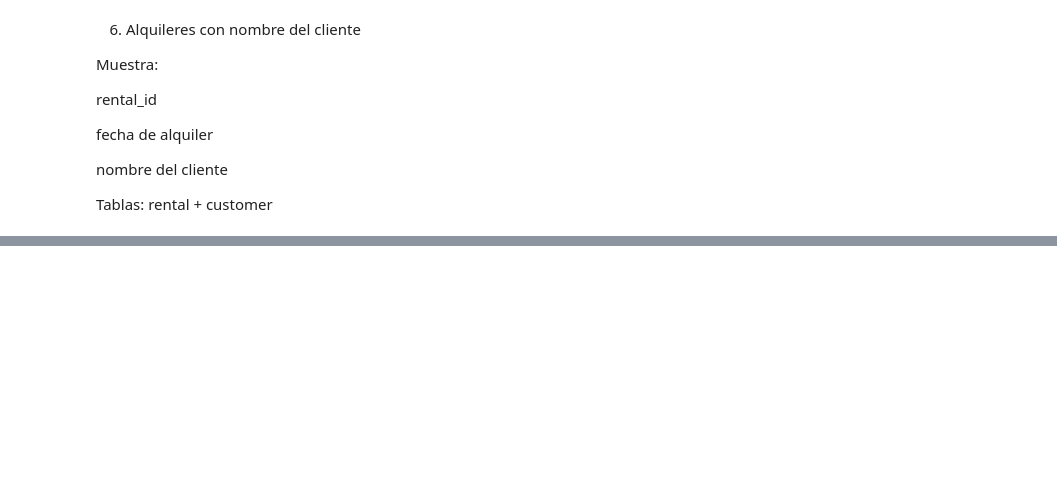
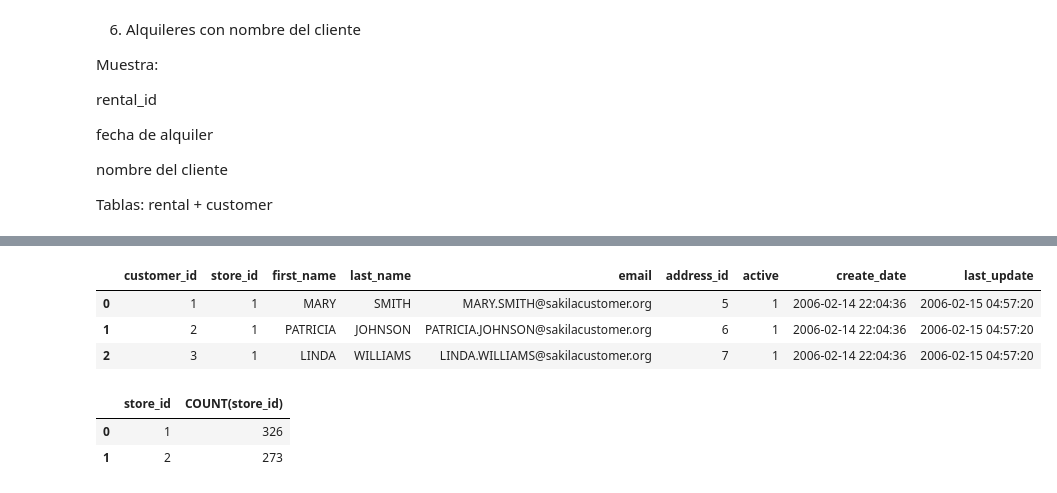
Before and after one commit to preciii7/practica_programacion, a Jupyter notebook: sql/ejercicios_sakila.ipynb, the cells around one changed output, grey strips where cells are left out. Saved outputs shown, nothing was run; the diff lists cells and outputs as text; code cells hidden in the pictures; blank space fills up the shorter version.

Commit message:
Ejercicio group by

```diff
--- a/sql/ejercicios_sakila.ipynb
+++ b/sql/ejercicios_sakila.ipynb
@@ -686,0 +748,14 @@ pd.read_sql("SELECT * FROM customer",engine)
+# %%
+#Cuenta cuántos clientes hay por store_id
+pd.read_sql("SELECT * FROM customer LIMIT 3;",engine)
+# %% [output]
+|  | customer_id | store_id | first_name | last_name | email | address_id | active | create_date | last_update |
+| 0 | 1 | 1 | MARY | SMITH | MARY.SMITH@sakilacustomer.org | 5 | 1 | 2006-02-14 22:04:36 | 2006-02-15 04:57:20 |
+| 1 | 2 | 1 | PATRICIA | JOHNSON | PATRICIA.JOHNSON@sakilacustomer.org | 6 | 1 | 2006-02-14 22:04:36 | 2006-02-15 04:57:20 |
+| 2 | 3 | 1 | LINDA | WILLIAMS | LINDA.WILLIAMS@sakilacustomer.org | 7 | 1 | 2006-02-14 22:04:36 | 2006-02-15 04:57:20 |
+# %%
+pd.read_sql("SELECT store_id, COUNT(store_id) FROM customer WHERE store_id IS NOT NULL GROUP BY store_id",engine)
+# %% [output]
+|  | store_id | COUNT(store_id) |
+| 0 | 1 | 326 |
+| 1 | 2 | 273 |
```
Also changed, not shown: parts of 45 cells of this notebook.
